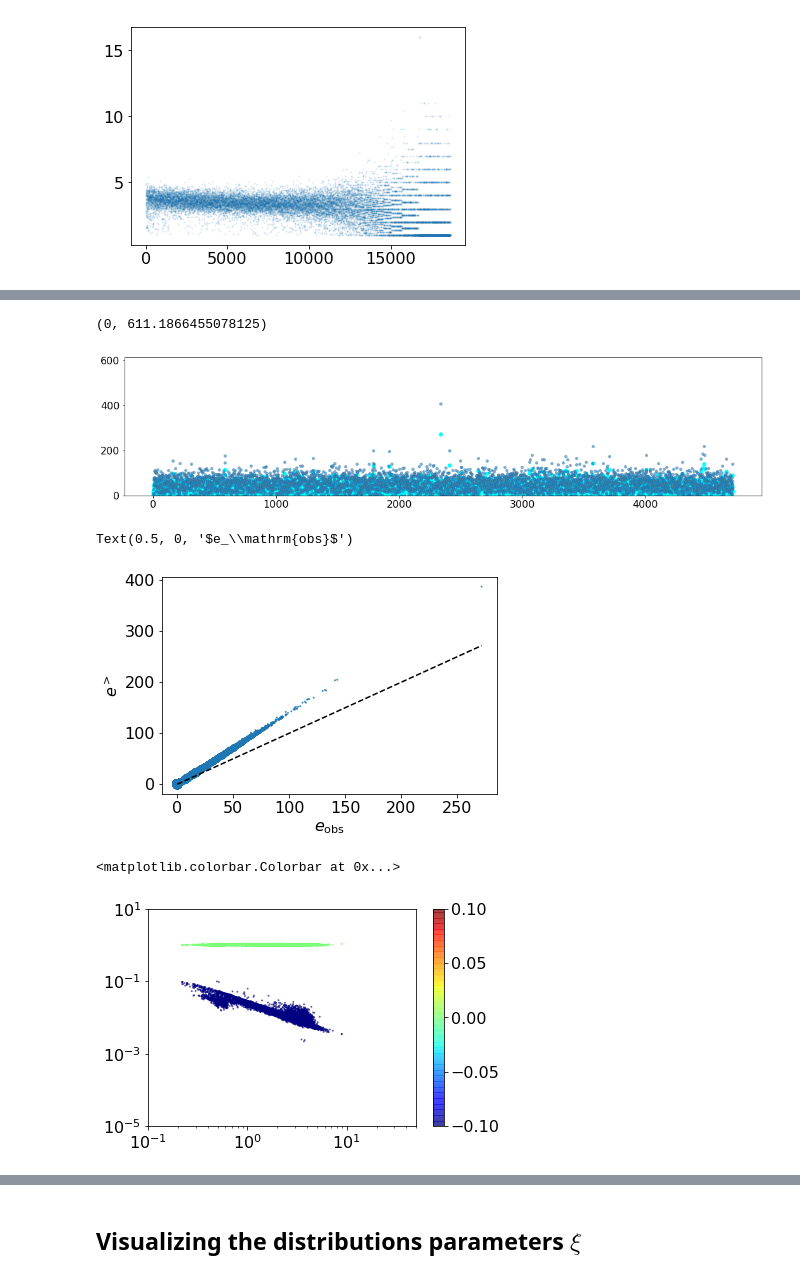
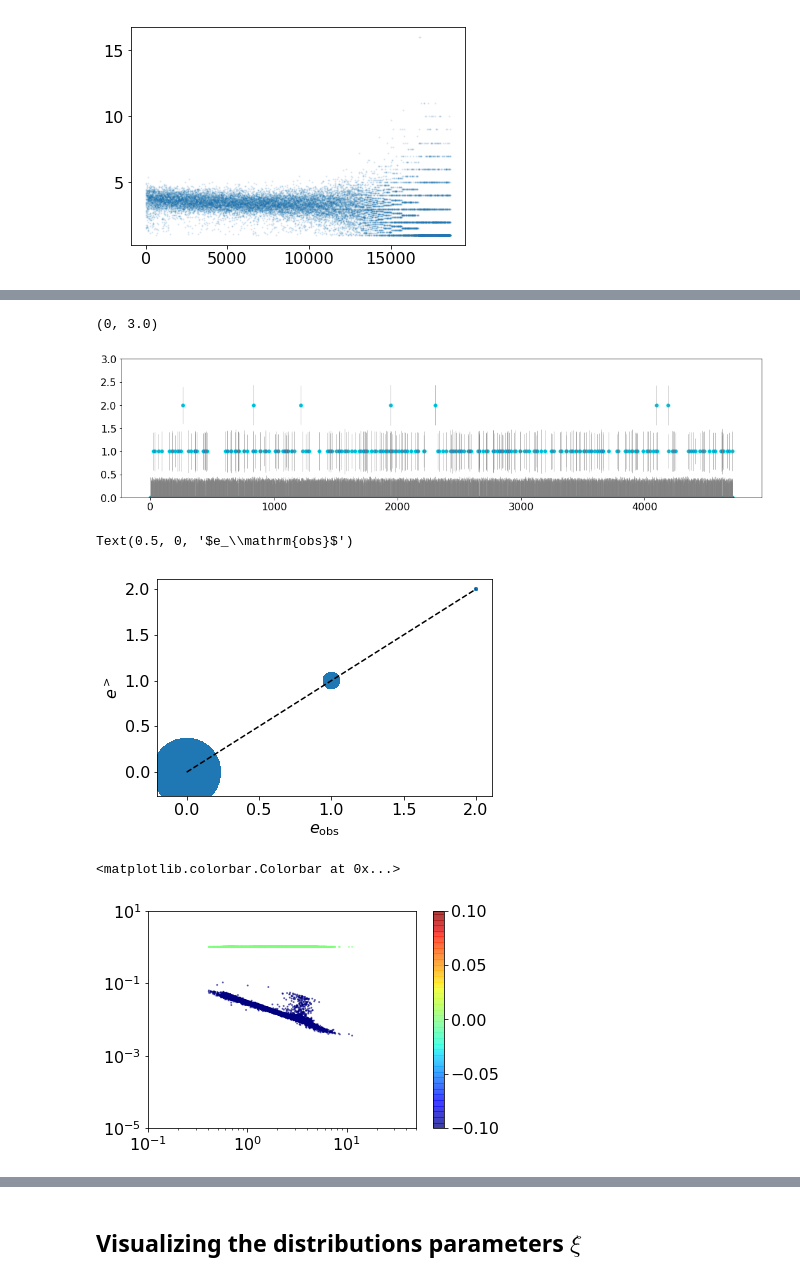
Before and after one commit to broadinstitute/CellBender, a Jupyter notebook: proto/chimera/notebooks/dtm_exploration.ipynb, the cells around one changed output, grey strips where cells are left out. Drawn from its saved outputs; the diff is of its cells as text; code cells hidden in the pictures.

```diff
--- a/proto/chimera/notebooks/dtm_exploration.ipynb
+++ b/proto/chimera/notebooks/dtm_exploration.ipynb
@@ -114,8 +114,8 @@ Number of retained genes: 18646
 ## Model, training, and regularization configuration
 # %%
 init_params_dict = {
-    'chimera.alpha_c': 0.1,
-    'chimera.beta_c': 0.1,
+    'chimera.alpha_c': 0.05,
+    'chimera.beta_c': 0.05,
     'fsd.gmm_num_components': 1,
     'fsd.gmm_dirichlet_concentration': 1.0,
     'fsd.gmm_min_weight_per_component': 1e-3,
@@ -541,24 +563,24 @@ with torch.no_grad():
 # %%
-gene_index = 6
+gene_index = 35
 
 sampler = PosteriorGeneExpressionSampler(model, device, dtype)
-# expr_dict = sampler.get_gene_expression_posterior_sampling_summary(
+expr_dict = sampler.get_gene_expression_posterior_sampling_summary(
+    gene_index=gene_index,
+    n_proposals_omega=20,
+    n_particles_omega=10,
+    n_particles_cell=5,
+    n_particles_expression=10,
+    cell_shard_size=500,
+    run_mode="full",
+    only_expressing_cells=False)
+# expr_dict =  sampler.get_gene_expression_posterior_moments_summary(
 #     gene_index=gene_index,
-#     n_proposals_omega=50,
-#     n_particles_omega=10,
-#     n_particles_cell=10,
-#     n_particles_expression=10,
-#     cell_shard_size=50,
-#     run_mode="full",
-#     only_expressing_cells=True)
-expr_dict =  sampler.get_gene_expression_posterior_moments_summary(
-    gene_index=gene_index,
-    n_particles_omega=100,
-    n_particles_cell=1,
-    cell_shard_size=1000,
-    only_expressing_cells=True,
-    run_mode='full',
-    mode_estimation_strategy='lower_bound')
+#     n_particles_omega=100,
+#     n_particles_cell=1,
+#     cell_shard_size=1000,
+#     only_expressing_cells=False,
+#     run_mode='full',
+#     mode_estimation_strategy='lower_bound')
 
 e_hi = expr_dict['e_hi_mean']
 mu_e_hi_g, phi_e_hi_g, logit_p_zero_e_hi_g = model._decode_e_hi_zeta(
@@ -648,18 +670,18 @@ mean_e_hi (prior): 60.697330474853516
 # %%
 plt.figure(figsize=(18,4))
 
 err = np.sqrt(expr_dict['e_hi_std'])
 plt.scatter(np.arange(0, sc_fingerprint_dtm.n_cells), e_obs, marker='o', color='cyan', s=30)
 plt.errorbar(np.arange(0, sc_fingerprint_dtm.n_cells),
-             expr_dict['e_hi_mean'],
+             expr_dict['e_hi_map'],
              barsabove=True, elinewidth=1, lw=0,
              marker='.', ecolor='gray', markersize=8,
              yerr=err, alpha=0.5)
-plt.ylim((0, 1.5 * np.max(expr_dict['e_hi_mean'])))
+plt.ylim((0, 1.5 * np.max(expr_dict['e_hi_map'])))
 # plt.scatter(np.arange(0, sc_fingerprint_dtm.n_cells), expr_dict['e_hi_mean'], marker='x', color='red', s=8)
 # %% [output]
-(0, 611.1866455078125)
+(0, 3.0)
-[figure, old version]
+[figure, new version]
 # %%
 from collections import Counter
 x_vals = e_obs
@@ -675,7 +697,7 @@ plt.ylabel(r'$e^>$', fontsize=16)
 plt.xlabel(r'$e_\mathrm{obs}$', fontsize=16)
 # %% [output]
 Text(0.5, 0, '$e_\\mathrm{obs}$')
-[figure, old version]
+[figure, new version]
 # %%
 with torch.no_grad():
     fsd_params_dict = fsd_codec.decode(pyro.param("fsd_xi_posterior_loc_gq"))
@@ -697,7 +719,7 @@ plt.xlim((0.1, 50))
 plt.colorbar()
 # %% [output]
 <matplotlib.colorbar.Colorbar at 0x...>
-[figure, old version]
+[figure, new version]
 # %%
 mu_e_hi_g, phi_e_hi_g, logit_p_zero_e_hi_g = model._decode_e_hi_zeta(
     pyro.param("e_hi_zeta_posterior_loc_gr"))
```
Also changed, not shown: parts of 13 cells of this notebook.
